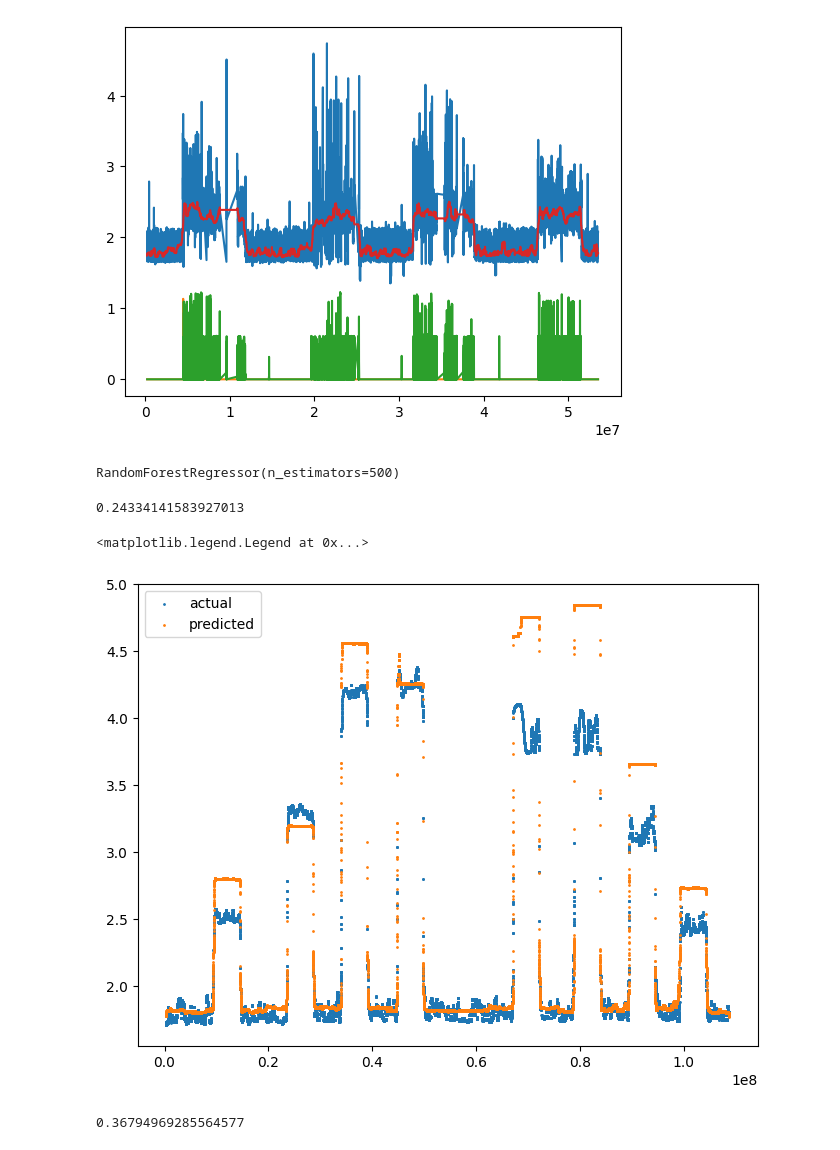
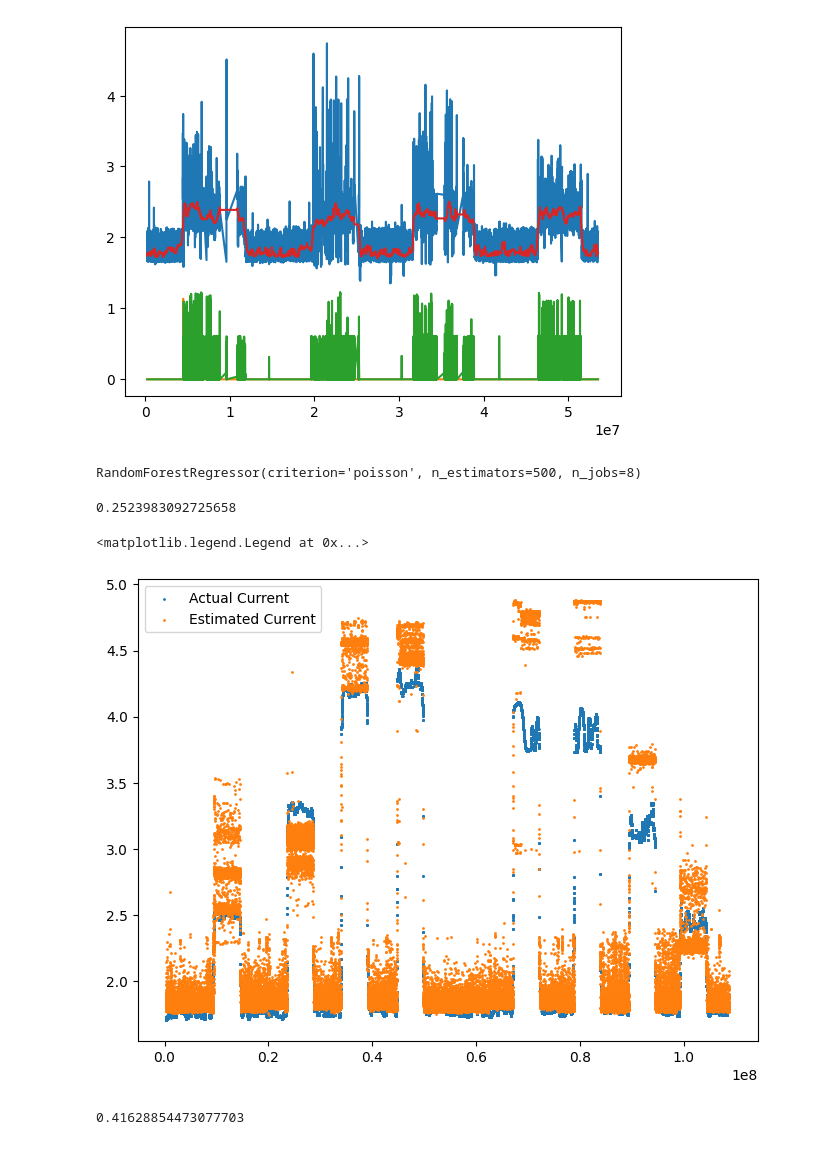
Before and after one commit to radshield/raspi-sel, a Jupyter notebook: analysis/perf_disk.ipynb, the cells around one changed output. Cells and saved outputs as stored; diff of their text form; code cells hidden in the pictures.

```diff
--- a/analysis/perf_disk.ipynb
+++ b/analysis/perf_disk.ipynb
@@ -109,10 +109,10 @@ X = pd.concat([cpu_df, mem_df, copy_df])[['insns_0_norm', 'insns_1_norm', 'insns
                                           'cache_hit_rate_0', 'cache_hit_rate_1', 'cache_hit_rate_2', 'cache_hit_rate_3']]
 Y = pd.concat([cpu_df, mem_df, copy_df])['curr_filt']
 # %%
-model = RandomForestRegressor(n_estimators=500, criterion='squared_error')
+model = RandomForestRegressor(n_estimators=500, criterion='poisson', n_jobs=8)
 model.fit(X, Y)
 # %% [output]
-RandomForestRegressor(n_estimators=500)
+RandomForestRegressor(criterion='poisson', n_estimators=500, n_jobs=8)
 # %%
 memrate_df = pd.read_csv('../results/disk-fft.csv')
 
@@ -129,17 +129,17 @@ predictions = model.predict(X_test)
 
 mean_absolute_error(Y_test, signal.medfilt(predictions, kernel_size=k))
 # %% [output]
-0.24334141583927013
+0.2523983092725658
 # %%
 fig = plt.figure(figsize=(8, 6))
 ax1 = fig.add_subplot(111)
 
 plt.scatter(memrate_df['time'], memrate_df['curr_filt'], label='actual', s=1)
-plt.scatter(memrate_df['time'], signal.medfilt(predictions, kernel_size=k), label='predicted', s=1)
-plt.legend(loc='upper left')
+plt.scatter(memrate_df['time'], predictions, label='predicted', s=1)
+plt.legend(['Actual Current', 'Estimated Current'], loc='upper left')
 # %% [output]
 <matplotlib.legend.Legend at 0x...>
-[figure, old version]
+[figure, new version]
 # %%
 memthrash_df = pd.read_csv('../results/disk-memthrash.csv')
 
@@ -156,6 +156,6 @@ predictions = model.predict(X_test)
 
 mean_absolute_error(Y_test, signal.medfilt(predictions, kernel_size=k))
 # %% [output]
-0.36794969285564577
+0.41628854473077703
 # %%
 fig = plt.figure(figsize=(8, 6))
```
Also changed, not shown: parts of 8 cells of this notebook.
